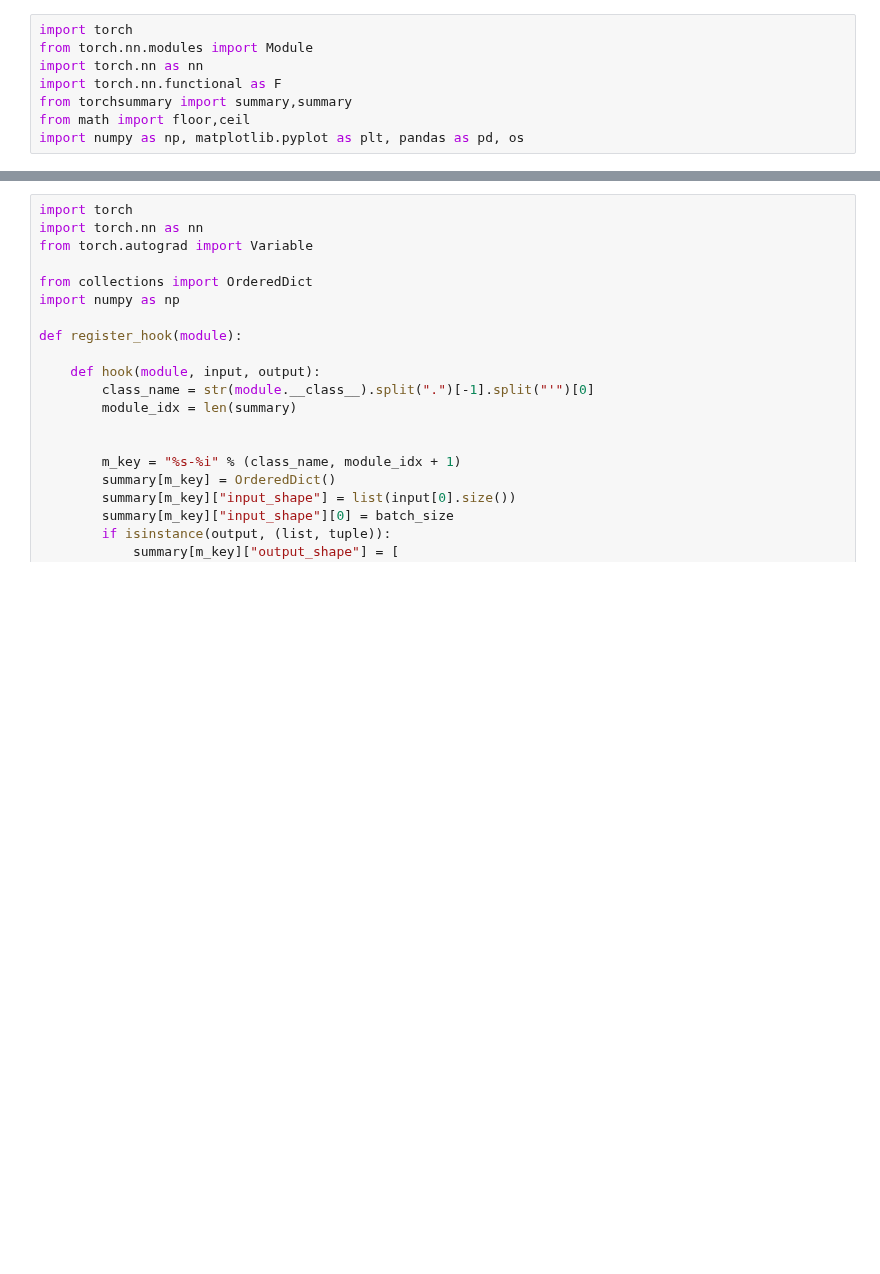
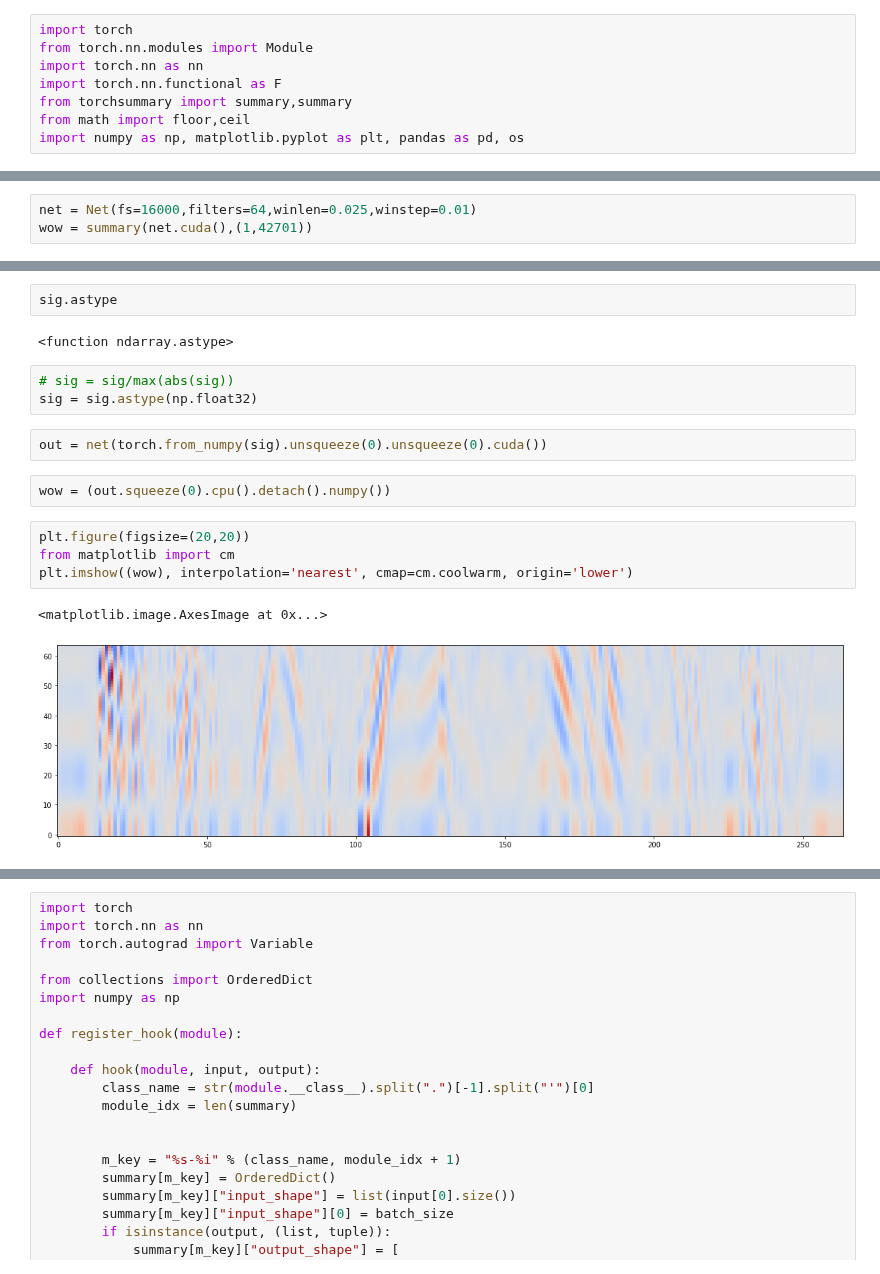
Before and after one commit to IstiaqAnsari/SpectNet, a Jupyter notebook: codes/Gammatone Torch.ipynb, the cells around one changed output, grey strips where cells are left out. Saved outputs shown, nothing was run; the diff lists cells and outputs as text; blank space fills up the shorter version.

```diff
--- a/codes/Gammatone Torch.ipynb
+++ b/codes/Gammatone Torch.ipynb
@@ -27,0 +65,3 @@ class Net(nn.Module):
+# %%
+net = Net(fs=16000,filters=64,winlen=0.025,winstep=0.01)
+wow = summary(net.cuda(),(1,42701))
@@ -27,0 +84,18 @@ class Net(nn.Module):
+# %%
+sig.astype
+# %% [output]
+<function ndarray.astype>
+# %%
+# sig = sig/max(abs(sig))
+sig = sig.astype(np.float32)
+# %%
+out = net(torch.from_numpy(sig).unsqueeze(0).unsqueeze(0).cuda())
+# %%
+wow = (out.squeeze(0).cpu().detach().numpy())
+# %%
+plt.figure(figsize=(20,20))
+from matplotlib import cm
+plt.imshow((wow), interpolation='nearest', cmap=cm.coolwarm, origin='lower')
+# %% [output]
+<matplotlib.image.AxesImage at 0x...>
+[figure, added]
```
Also changed, not shown: parts of 26 cells of this notebook.
